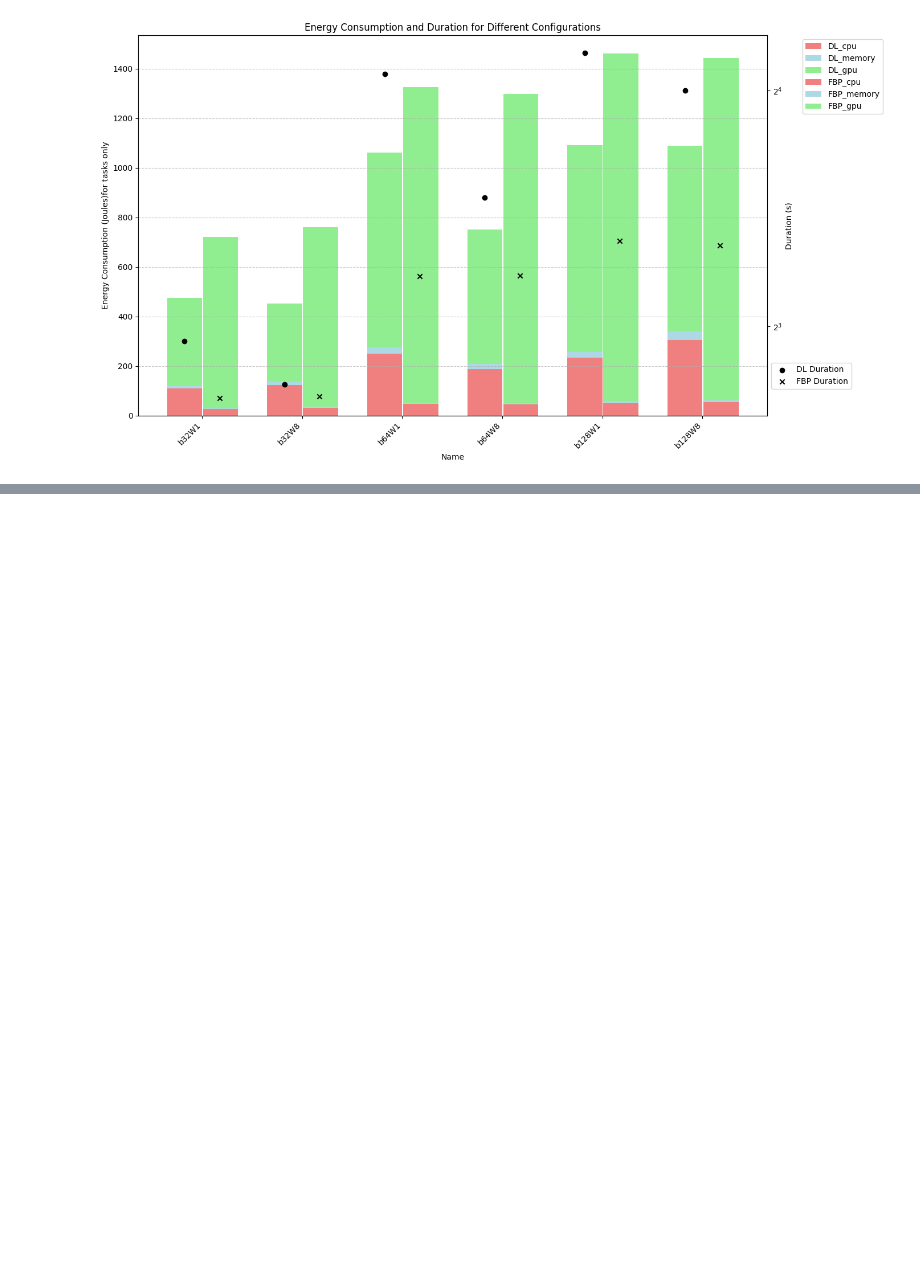
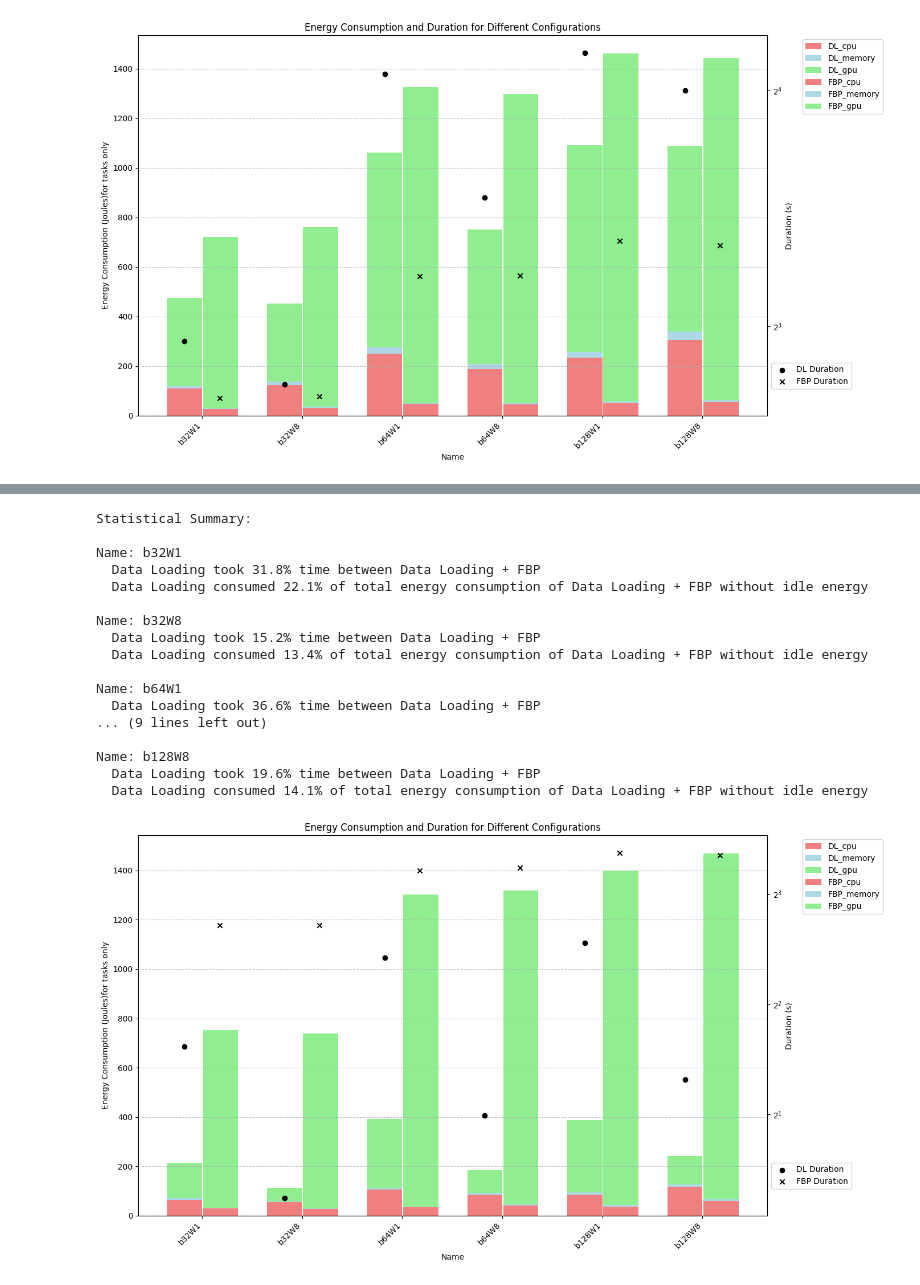
Before and after one commit to H-jamil/MultiNodeEnergyTracker, a Jupyter notebook: test_code.ipynb, the cells around one changed output, grey strips where cells are left out. Saved outputs shown, nothing was run; the diff lists cells and outputs as text; code cells hidden in the pictures; blank space fills up the shorter version.

```diff
--- a/test_code.ipynb
+++ b/test_code.ipynb
@@ -1298,0 +1391,36 @@ Name: b128W8
+# %%
+final_df_ramdisk['DL_cpu_task']=final_df_ramdisk['DL_cpu']-final_df_ramdisk['DL_cpu_base']
+final_df_ramdisk['DL_memory_task']=final_df_ramdisk['DL_memory']-final_df_ramdisk['DL_memory_base']
+final_df_ramdisk['DL_gpu_task']=final_df_ramdisk['DL_gpu']-final_df_ramdisk['DL_gpu_base']
+
+# final_df_ramdisk['FBP_cpu']=final_df_ramdisk["storage1_FBP_cpu"]+final_df_ramdisk["storage2_FBP_cpu"]+final_df_ramdisk["storage3_FBP_cpu"]+final_df_ramdisk["compute2_FBP_cpu"]
+# final_df_ramdisk['FBP_cpu_base']=final_df_ramdisk["storage1_FBP_cpu_base"]+final_df_ramdisk["storage2_FBP_cpu_base"]+final_df_ramdisk["storage3_FBP_cpu_base"]+final_df_ramdisk["compute2_FBP_cpu_base"]
+# final_df_ramdisk['FBP_memory']=final_df_ramdisk["storage1_FBP_memory"]+final_df_ramdisk["storage2_FBP_memory"]+final_df_ramdisk["storage3_FBP_memory"]+final_df_ramdisk["compute2_FBP_memory"]
+# final_df_ramdisk['FBP_memory_base']=final_df_ramdisk["storage1_FBP_memory_base"]+final_df_ramdisk["storage2_FBP_memory_base"]+final_df_ramdisk["storage3_FBP_memory_base"]+final_df_ramdisk["compute2_FBP_memory_base"]
+# final_df_ramdisk['FBP_gpu']=final_df_ramdisk["storage1_FBP_gpu"]+final_df_ramdisk["storage2_FBP_gpu"]+final_df_ramdisk["storage3_FBP_gpu"]+final_df_ramdisk["compute2_FBP_gpu"]
+# final_df_ramdisk['FBP_gpu_base']=final_df_ramdisk["storage1_FBP_gpu_base"]+final_df_ramdisk["storage2_FBP_gpu_base"]+final_df_ramdisk["storage3_FBP_gpu_base"]+final_df_ramdisk["compute2_FBP_gpu_base"]
+
+final_df_ramdisk['FBP_cpu_task'] = final_df_ramdisk["compute2_FBP_cpu"] - final_df_ramdisk["compute2_FBP_cpu_base"]
+final_df_ramdisk['FBP_memory_task'] = final_df_ramdisk["compute2_FBP_memory"] - final_df_ramdisk["compute2_FBP_memory_base"]
+final_df_ramdisk['FBP_gpu_task'] = final_df_ramdisk["compute2_FBP_gpu"] - final_df_ramdisk["compute2_FBP_gpu_base"]
+# %%
+plot_energy_duration_task(final_df_ramdisk, ['b32W1','b32W8','b64W1','b64W8','b128W1','b128W8' ])
+# %% [output]
+Statistical Summary:
+
+Name: b32W1
+  Data Loading took 31.8% time between Data Loading + FBP
+  Data Loading consumed 22.1% of total energy consumption of Data Loading + FBP without idle energy
+
+Name: b32W8
+  Data Loading took 15.2% time between Data Loading + FBP
+  Data Loading consumed 13.4% of total energy consumption of Data Loading + FBP without idle energy
+
+Name: b64W1
+  Data Loading took 36.6% time between Data Loading + FBP
+... (9 lines left out)
+
+Name: b128W8
+  Data Loading took 19.6% time between Data Loading + FBP
+  Data Loading consumed 14.1% of total energy consumption of Data Loading + FBP without idle energy
+[figure, added]
```
Also changed, not shown: parts of 16 cells of this notebook, 10 other files.
